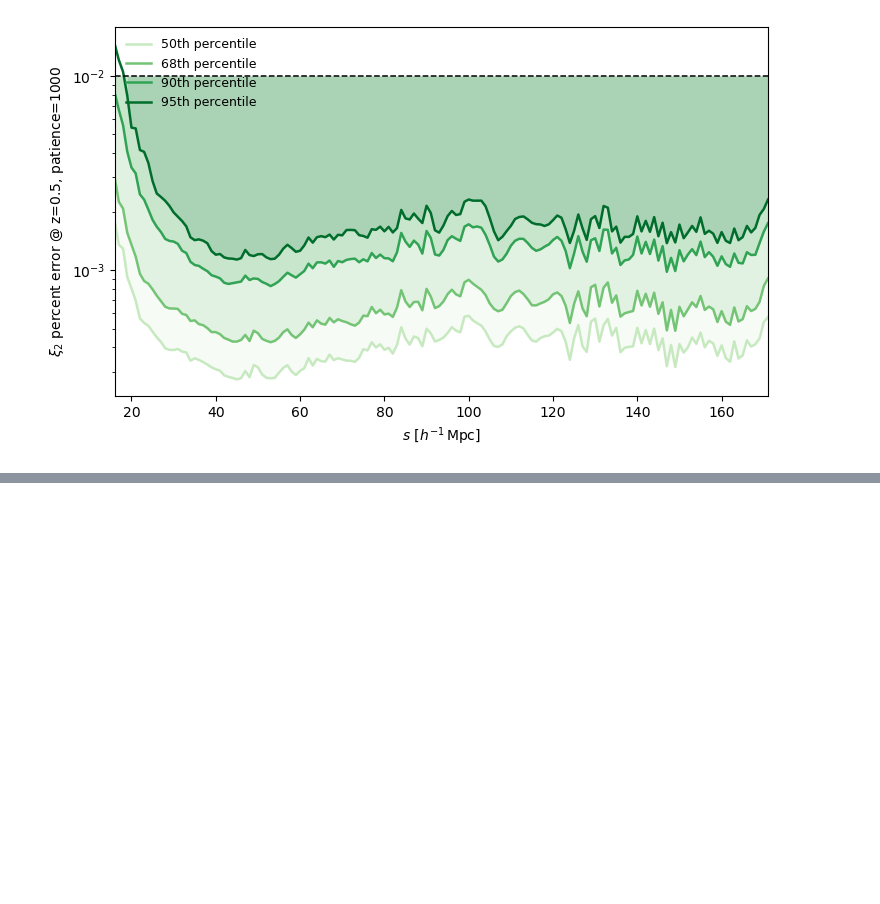
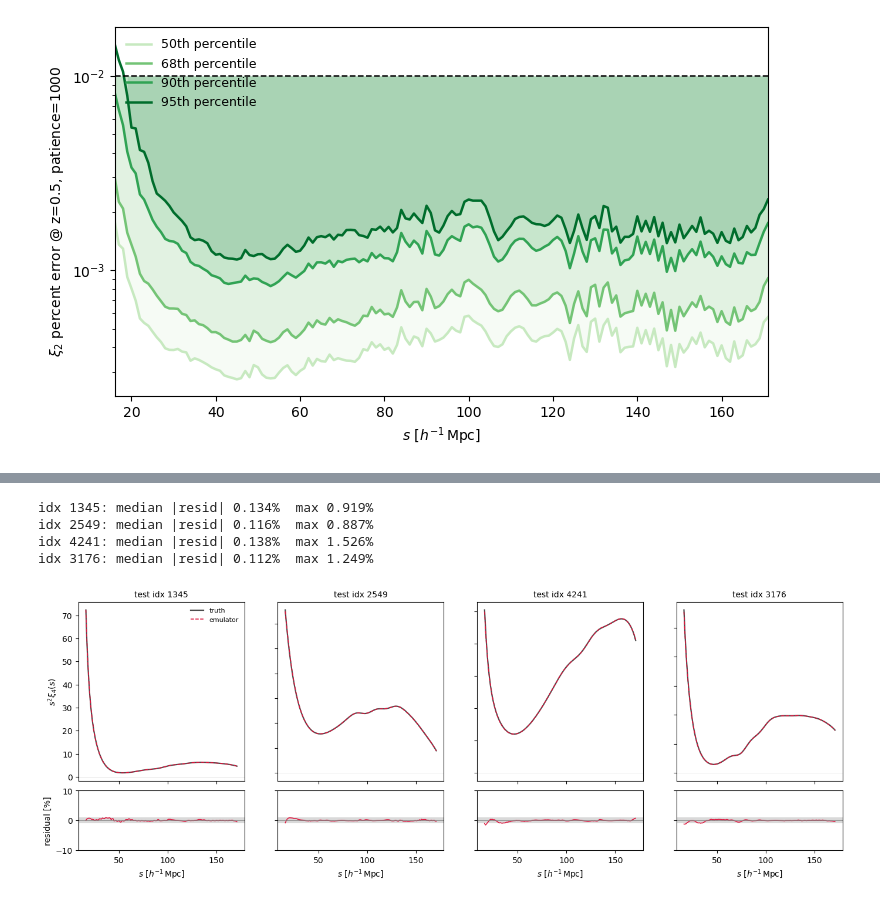
Before and after one commit to cosweeney/compact_streaming, a Jupyter notebook: nb/nn_training/train_ELSS_MLP.ipynb, the cells around one changed output, grey strips where cells are left out. Saved outputs shown, nothing was run; the diff lists cells and outputs as text; code cells hidden in the pictures; blank space fills up the shorter version.

Commit message:
nb updates: fit tests

```diff
--- a/nb/nn_training/train_ELSS_MLP.ipynb
+++ b/nb/nn_training/train_ELSS_MLP.ipynb
@@ -506,3 +506,22 @@ ax.legend(frameon=False, fontsize=9, loc='upper left')
 fig.tight_layout()
 # %% [output]
 [figure]
+# %%
+# and now the hexa
+output_path = '/spiffball/cosweeney/data/models/'
+
+Ftrain_xi4 = xi4                          # full s grid, no decimation
+Fstd_xi4 = np.std(Ftrain_xi4, axis=0)
+Ftrain_xi4_asinh = np.arcsinh(Ftrain_xi4 / Fstd_xi4)
+
+Fval_xi4 = xi_val[:, 1]                   # ell=4 slice of val's (N, 3, n_s)
+Fval_xi4_asinh = np.arcsinh(Fval_xi4 / Fstd_xi4)   # same Fstd_xi4 as train
+
+# params/Ptrain/Pval/Pmean/Pstd are unchanged from the xi_0 run -- theta
+# doesn't depend on which multipole is being emulated, so reuse them directly
+emu_xi4 = train_emu_with_val(Ptrain, Ftrain_xi4_asinh, Pval, Fval_xi4_asinh,
+                             n_hidden=config['n_hidden'], n_pcs=Ftrain_xi4.shape[-1],
+                             n_epochs=config['n_epochs'], fstd=Fstd_xi4,
+                             pmean=Pmean, pstd=Pstd,
+                             outfile=output_path + 'compact_xi4_z0p5',
+                             lrs=config['learning_rate'], nbatchs=config['nbatchs'])
@@ -508,0 +549,47 @@ fig.tight_layout()
+# %%
+from emulator import Emulator as InferenceEmulator
+
+emu_xi4 = InferenceEmulator(output_path + 'compact_xi4_z0p5')
+
+n_show = 4
+rng = np.random.default_rng(0)
+idx = rng.choice(len(params_test), n_show, replace=False)
+
+_, Fpred_xi4 = emu_xi4(params_test[idx])      # already in physical xi_0 units; ignore first return (bogus k array)
+Ftruth_xi4 = xi_test[idx, 2]                  # ell=4 slice
+
+frac_pct = 100 * (Fpred_xi4 - Ftruth_xi4) / np.abs(Ftruth_xi4)
+
+fig, axes = plt.subplots(2, n_show, figsize=(4.2 * n_show, 5.5), sharex=True,
+                         gridspec_kw={'height_ratios': [3, 1], 'hspace': 0.08})
+for col in range(n_show):
+    top, bot = axes[0, col], axes[1, col]
+
+    top.plot(s, s**2 * Ftruth_xi4[col], color='0.3', lw=1.6, label='truth')
+    top.plot(s, s**2 * Fpred_xi4[col], color='crimson', lw=1.1, ls='--', label='emulator')
+    top.axhline(0, color='0.85', lw=0.6)
+    top.set_title(f'test idx {idx[col]}', fontsize=10)
+
+    bot.plot(s, frac_pct[col], color='crimson', lw=1.1)
+    bot.axhline(0, color='0.5', lw=0.6)
+    bot.axhspan(-1, 1, color='0.85', lw=0)     # 1% reference band, per Figure 3
+    bot.set_ylim(-10, 10)
+    bot.set_xlabel(r'$s\ [h^{-1}\,\mathrm{Mpc}]$')
+
+    if col:
+        top.set_yticklabels([]); bot.set_yticklabels([])
+
+axes[0, 0].set_ylabel(r'$s^2\xi_4(s)$')
+axes[1, 0].set_ylabel('residual [%]')
+axes[0, 0].legend(frameon=False, fontsize=8)
+fig.tight_layout()
+
+for i, f in zip(idx, frac_pct):
+    print(f"idx {i}: median |resid| {np.median(np.abs(f)):.3f}%  "
+          f"max {np.abs(f).max():.3f}%")
+# %% [output]
+idx 1345: median |resid| 0.134%  max 0.919%
+idx 2549: median |resid| 0.116%  max 0.887%
+idx 4241: median |resid| 0.138%  max 1.526%
+idx 3176: median |resid| 0.112%  max 1.249%
+[figure, added]
```
Also changed, not shown: parts of 5 cells of this notebook, 19 other files.
